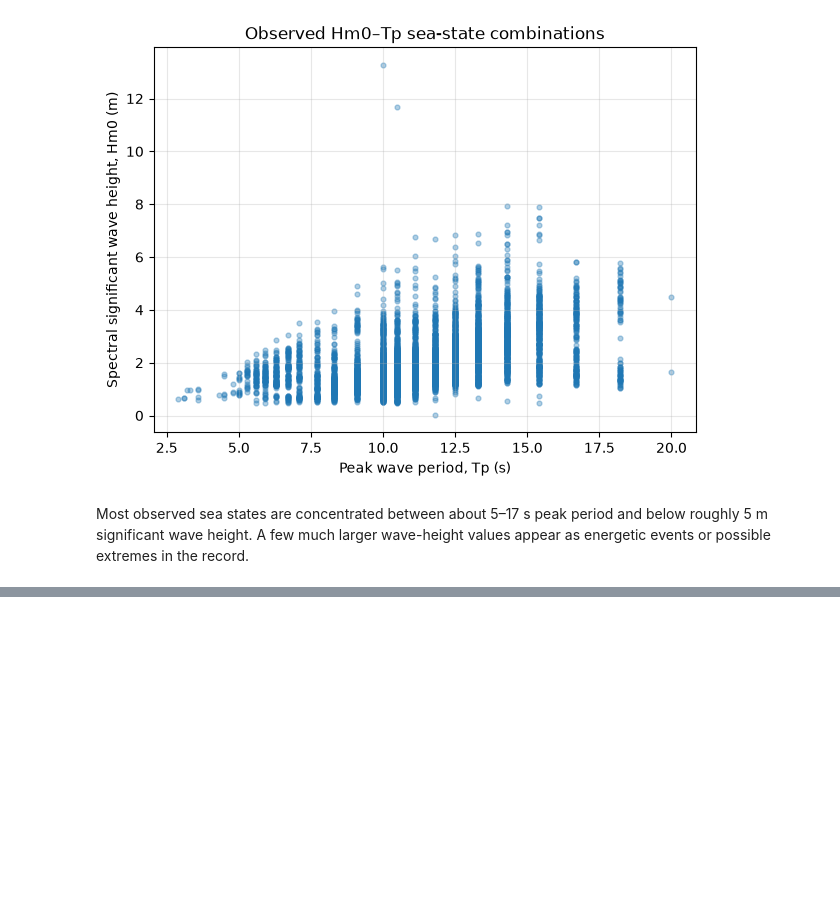
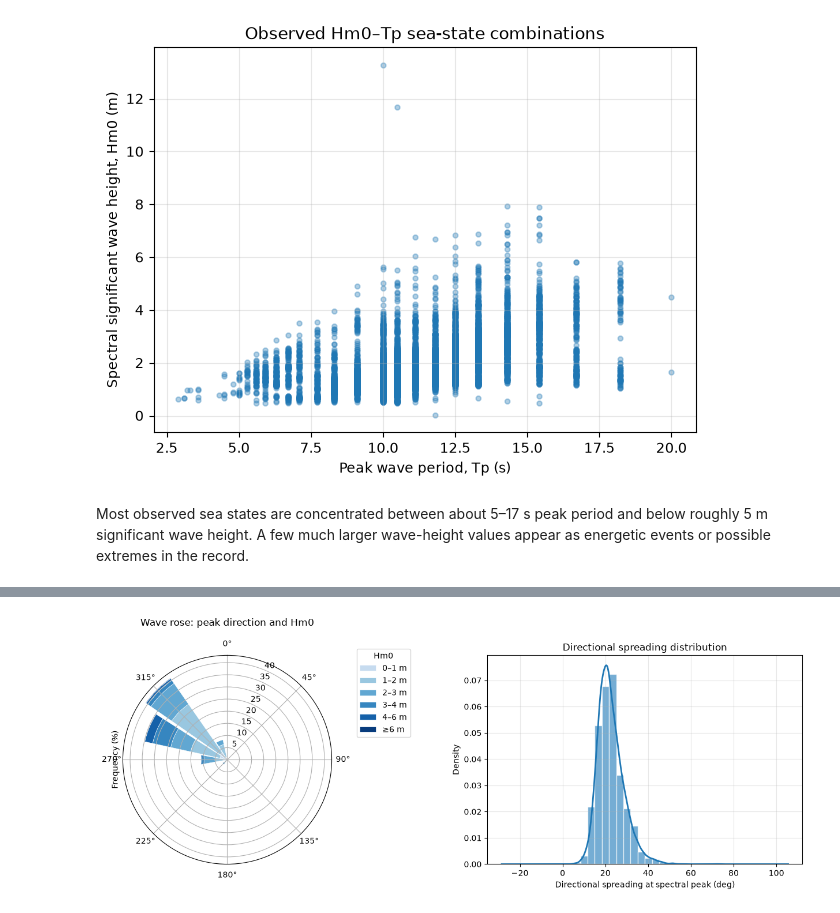
Before and after one commit to ChouaibB/wave-energy-forecasting-storage-ml, a Jupyter notebook: notebooks/02_wec_power_estimation.ipynb, the cells around one changed output, grey strips where cells are left out. Drawn from its saved outputs; the diff is of its cells as text; code cells hidden in the pictures; blank space fills up the shorter version.

Commit message:
wave rose and dir spread

```diff
--- a/notebooks/02_wec_power_estimation.ipynb
+++ b/notebooks/02_wec_power_estimation.ipynb
@@ -105,0 +113,98 @@ Most observed sea states are concentrated between about 5–17 s peak period and
+# %%
+direction_df = wave_df.dropna(subset=["dir_peak_deg", "hm0_m"]).copy()
+spread_df = wave_df.dropna(subset=["spread_peak_deg"]).copy()
+
+# Direction is circular, so keep values in [0, 360).
+direction_df["dir_peak_deg"] = direction_df["dir_peak_deg"] % 360
+
+# Direction sectors for the rose plot.
+sector_width_deg = 22.5
+direction_centers = np.arange(0, 360, sector_width_deg)
+
+direction_bin_idx = np.floor(
+    ((direction_df["dir_peak_deg"] + sector_width_deg / 2) % 360) / sector_width_deg
+).astype(int)
+
+direction_df["direction_bin_deg"] = direction_bin_idx * sector_width_deg
+
+# Wave-height classes.
+hm0_bins = [0, 1, 2, 3, 4, 6, np.inf]
+hm0_labels = ["0–1 m", "1–2 m", "2–3 m", "3–4 m", "4–6 m", "≥6 m"]
+
+direction_df["hm0_class"] = pd.cut(
+    direction_df["hm0_m"],
+    bins=hm0_bins,
+    labels=hm0_labels,
+    right=False,
+)
+
+rose_counts = pd.crosstab(
+    direction_df["direction_bin_deg"],
+    direction_df["hm0_class"],
+)
+
+rose_counts = rose_counts.reindex(
+    index=direction_centers,
+    columns=hm0_labels,
+    fill_value=0,
+)
+
+rose_freq = 100 * rose_counts / rose_counts.values.sum()
+
+# Light-to-dark blue colors for increasing Hm0 classes.
+hm0_colors = plt.cm.Blues(np.linspace(0.25, 0.95, len(hm0_labels)))
+
+fig = plt.figure(figsize=(13, 5))
+
+# Wave rose
+ax1 = fig.add_subplot(1, 2, 1, projection="polar")
+
+theta = np.deg2rad(direction_centers)
+bar_width = np.deg2rad(sector_width_deg * 0.9)
+bottom = np.zeros(len(direction_centers))
+
+for hm0_class, color in zip(hm0_labels, hm0_colors):
+    values = rose_freq[hm0_class].values
+    ax1.bar(
+        theta,
+        values,
+        width=bar_width,
+        bottom=bottom,
+        label=hm0_class,
+        color=color,
+        edgecolor="white",
+        linewidth=0.4,
+    )
+    bottom += values
+
+ax1.set_theta_zero_location("N")
+ax1.set_theta_direction(-1)
+ax1.set_title("Wave rose: peak direction and Hm0", pad=18)
+ax1.set_ylabel("Frequency (%)")
+ax1.legend(title="Hm0", bbox_to_anchor=(1.10, 1.05), loc="upper left")
+
+# Directional spreading histogram + density curve
+ax2 = fig.add_subplot(1, 2, 2)
+
+spread_values = spread_df["spread_peak_deg"].dropna()
+
+ax2.hist(
+    spread_values,
+    bins=20,
+    density=True,
+    color=plt.cm.Blues(0.65),
+    edgecolor="white",
+    alpha=0.7,
+)
+
+spread_values.plot.kde(ax=ax2, linewidth=2)
+
+ax2.set_xlabel("Directional spreading at spectral peak (deg)")
+ax2.set_ylabel("Density")
+ax2.set_title("Directional spreading distribution")
+ax2.grid(True, alpha=0.3)
+
+fig.tight_layout()
+plt.show()
+# %% [output]
+[figure, added]
```
Also changed, not shown: parts of 2 cells of this notebook.
